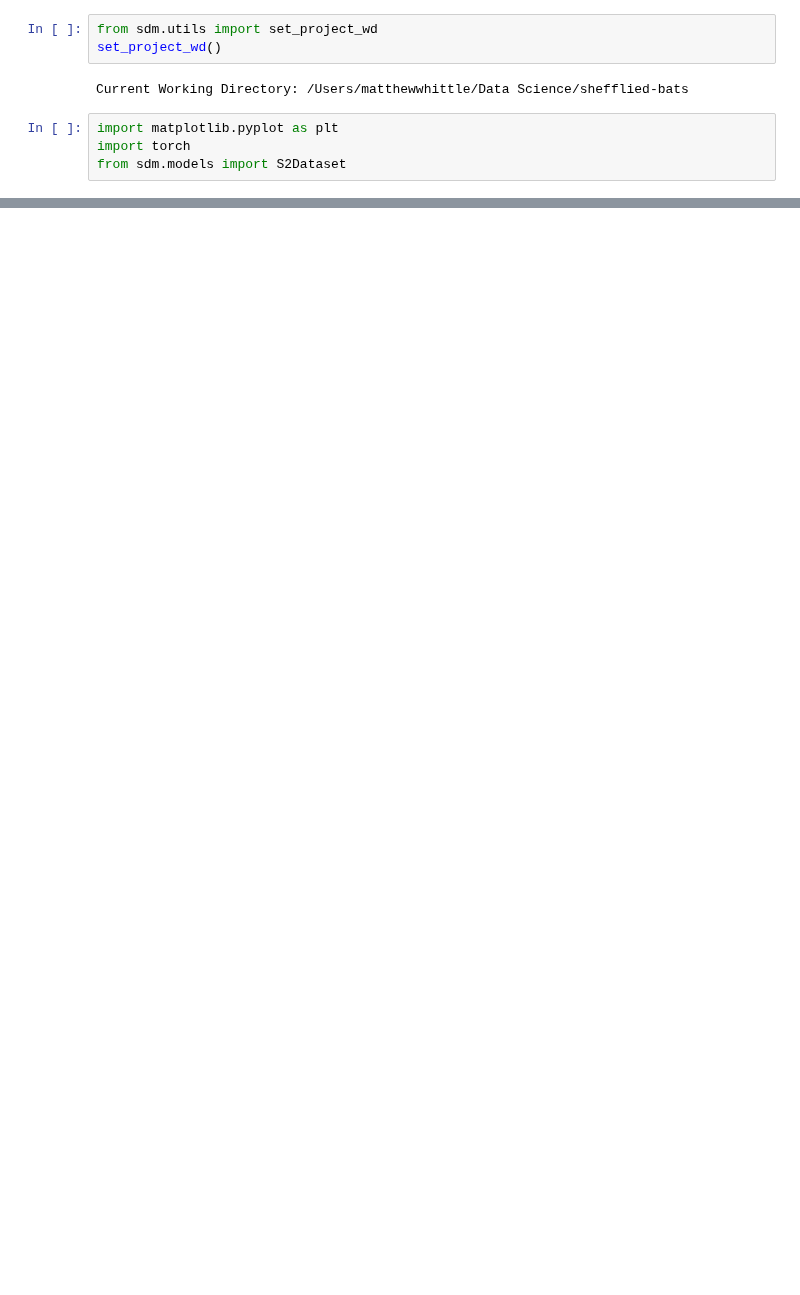
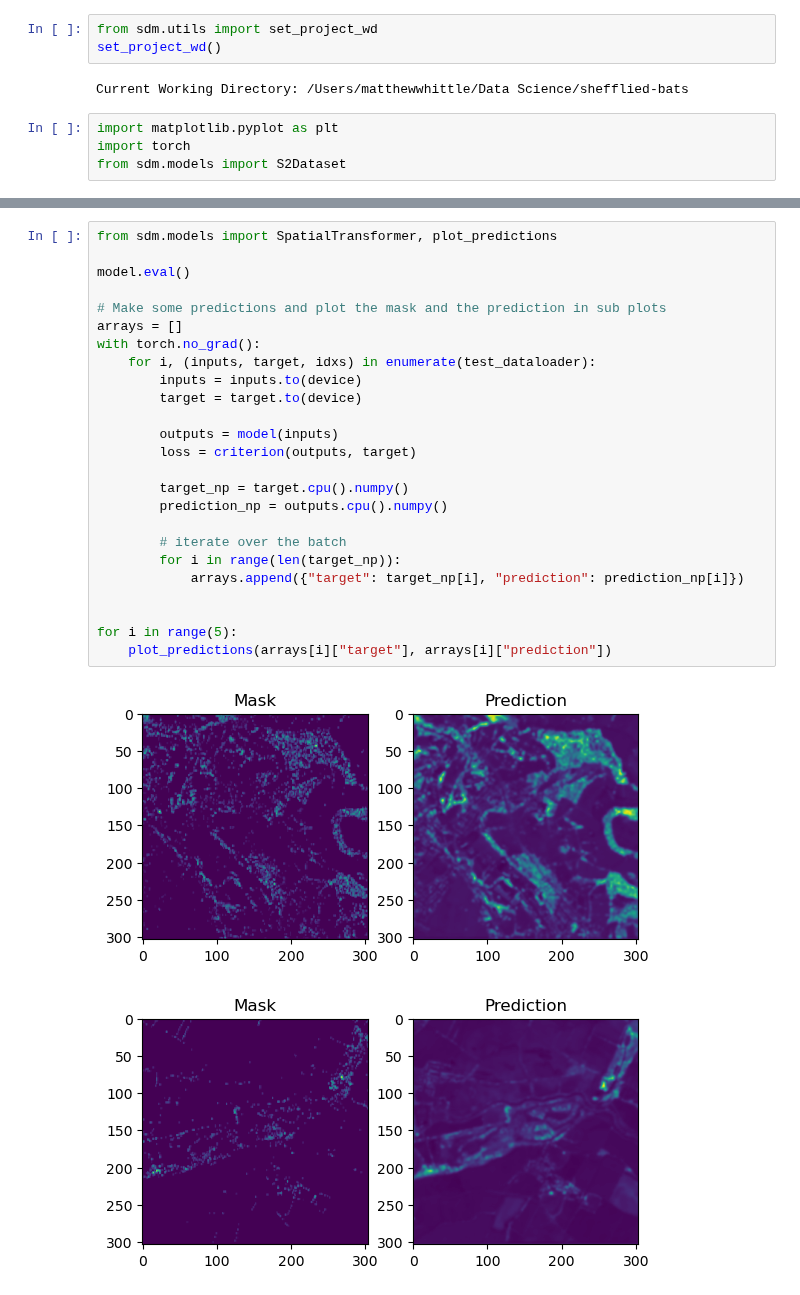
Before and after one commit to MatthewJWhittle/shefflied-bats, a Jupyter notebook: modelling/model-veg-height-dl.ipynb, the cells around one changed output, grey strips where cells are left out. Drawn from its saved outputs; the diff is of its cells as text; blank space fills up the shorter version.

Commit message:
working DL model

```diff
--- a/modelling/model-veg-height-dl.ipynb
+++ b/modelling/model-veg-height-dl.ipynb
@@ -96,0 +164,28 @@ TypeError: default_collate: batch must contain tensors, numpy arrays, numbers, d
+# %%
+from sdm.models import SpatialTransformer, plot_predictions
+
+model.eval()
+
+# Make some predictions and plot the mask and the prediction in sub plots
+arrays = []
+with torch.no_grad():
+    for i, (inputs, target, idxs) in enumerate(test_dataloader):
+        inputs = inputs.to(device)
+        target = target.to(device)
+
+        outputs = model(inputs)
+        loss = criterion(outputs, target)
+
+        target_np = target.cpu().numpy()
+        prediction_np = outputs.cpu().numpy()
+
+        # iterate over the batch
+        for i in range(len(target_np)):
+            arrays.append({"target": target_np[i], "prediction": prediction_np[i]})
+
+
+for i in range(5):
+    plot_predictions(arrays[i]["target"], arrays[i]["prediction"])
+# %% [output]
+[figure, added]
+[figure, added]
```
Also changed, not shown: parts of 10 cells of this notebook, 7 other files.
